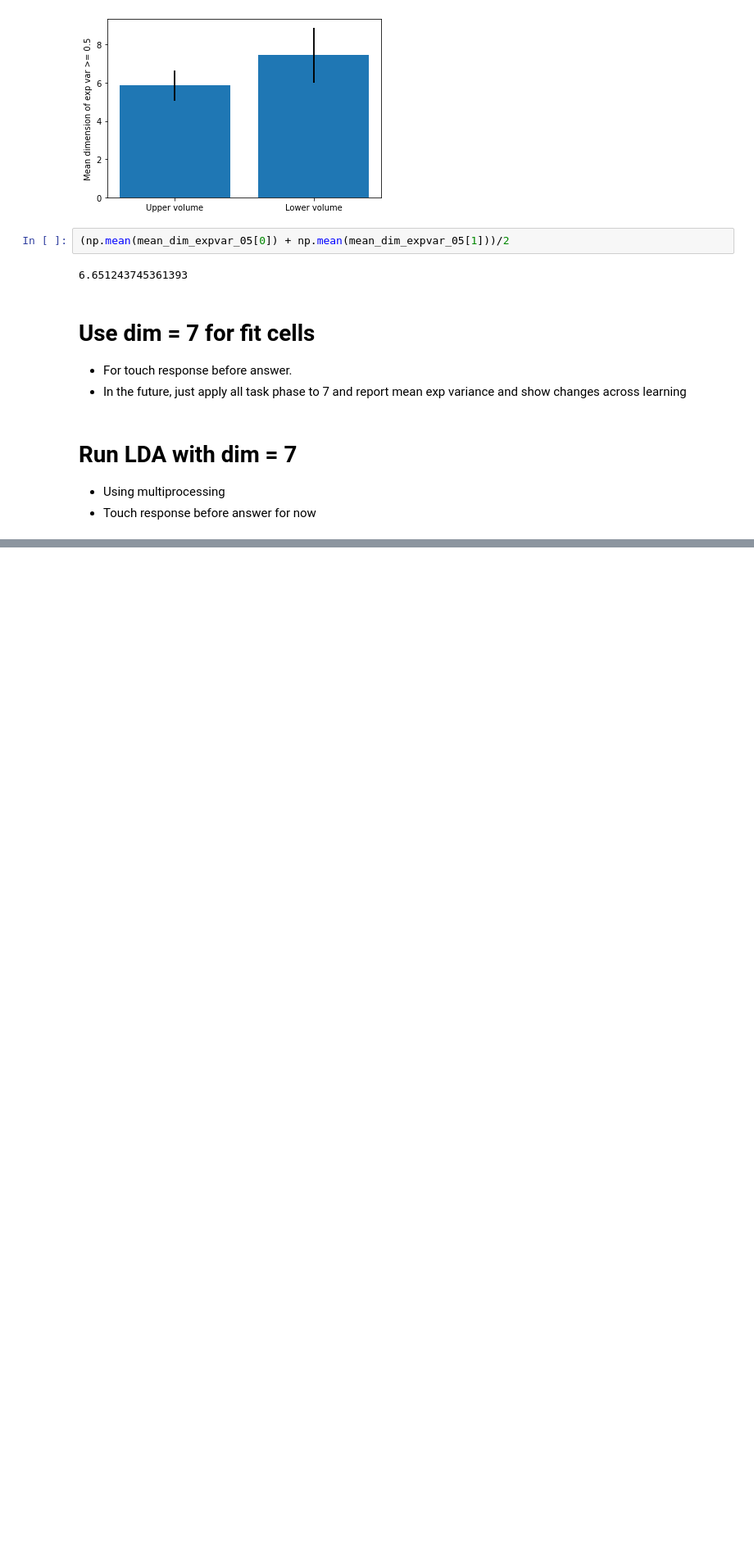
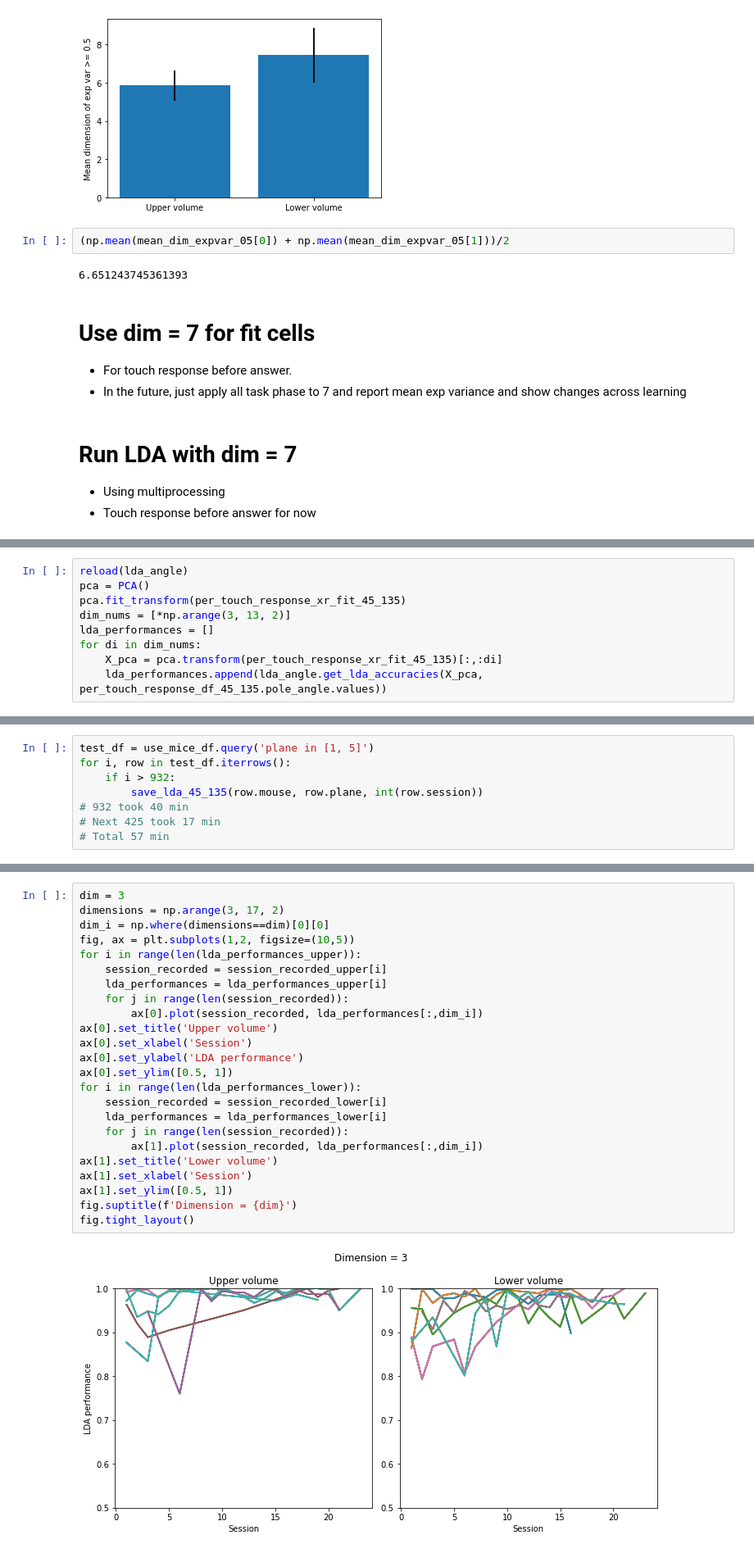
Before and after one commit to jkim0731/Neural-stretching-in-vS1, a Jupyter notebook: data_analysis/240320_population_angle_classification_across_learning.ipynb, the cells around one changed output, grey strips where cells are left out. Shown at 82% size. Drawn from its saved outputs; the diff is of its cells as text; blank space fills up the shorter version.

```diff
--- a/data_analysis/240320_population_angle_classification_across_learning.ipynb
+++ b/data_analysis/240320_population_angle_classification_across_learning.ipynb
@@ -198,0 +220,9 @@ Text(0, 0.5, 'Mean dimension of exp var >= 0.5')
+# %%
+reload(lda_angle)
+pca = PCA()
+pca.fit_transform(per_touch_response_xr_fit_45_135)
+dim_nums = [*np.arange(3, 13, 2)]
+lda_performances = []
+for di in dim_nums:
+    X_pca = pca.transform(per_touch_response_xr_fit_45_135)[:,:di]
+    lda_performances.append(lda_angle.get_lda_accuracies(X_pca, per_touch_response_df_45_135.pole_angle.values))
@@ -198,0 +264,8 @@ Text(0, 0.5, 'Mean dimension of exp var >= 0.5')
+# %%
+test_df = use_mice_df.query('plane in [1, 5]')
+for i, row in test_df.iterrows():
+    if i > 932:
+        save_lda_45_135(row.mouse, row.plane, int(row.session))
+# 932 took 40 min
+# Next 425 took 17 min
+# Total 57 min
@@ -198,0 +314,26 @@ Text(0, 0.5, 'Mean dimension of exp var >= 0.5')
+# %%
+dim = 3
+dimensions = np.arange(3, 17, 2)
+dim_i = np.where(dimensions==dim)[0][0]
+fig, ax = plt.subplots(1,2, figsize=(10,5))
+for i in range(len(lda_performances_upper)):
+    session_recorded = session_recorded_upper[i]
+    lda_performances = lda_performances_upper[i]
+    for j in range(len(session_recorded)):
+        ax[0].plot(session_recorded, lda_performances[:,dim_i])
+ax[0].set_title('Upper volume')
+ax[0].set_xlabel('Session')
+ax[0].set_ylabel('LDA performance')
+ax[0].set_ylim([0.5, 1])
+for i in range(len(lda_performances_lower)):
+    session_recorded = session_recorded_lower[i]
+    lda_performances = lda_performances_lower[i]
+    for j in range(len(session_recorded)):
+        ax[1].plot(session_recorded, lda_performances[:,dim_i])
+ax[1].set_title('Lower volume')
+ax[1].set_xlabel('Session')
+ax[1].set_ylim([0.5, 1])
+fig.suptitle(f'Dimension = {dim}')
+fig.tight_layout()
+# %% [output]
+[figure, added]
```
Also changed, not shown: parts of 6 cells of this notebook, 6 other files.
